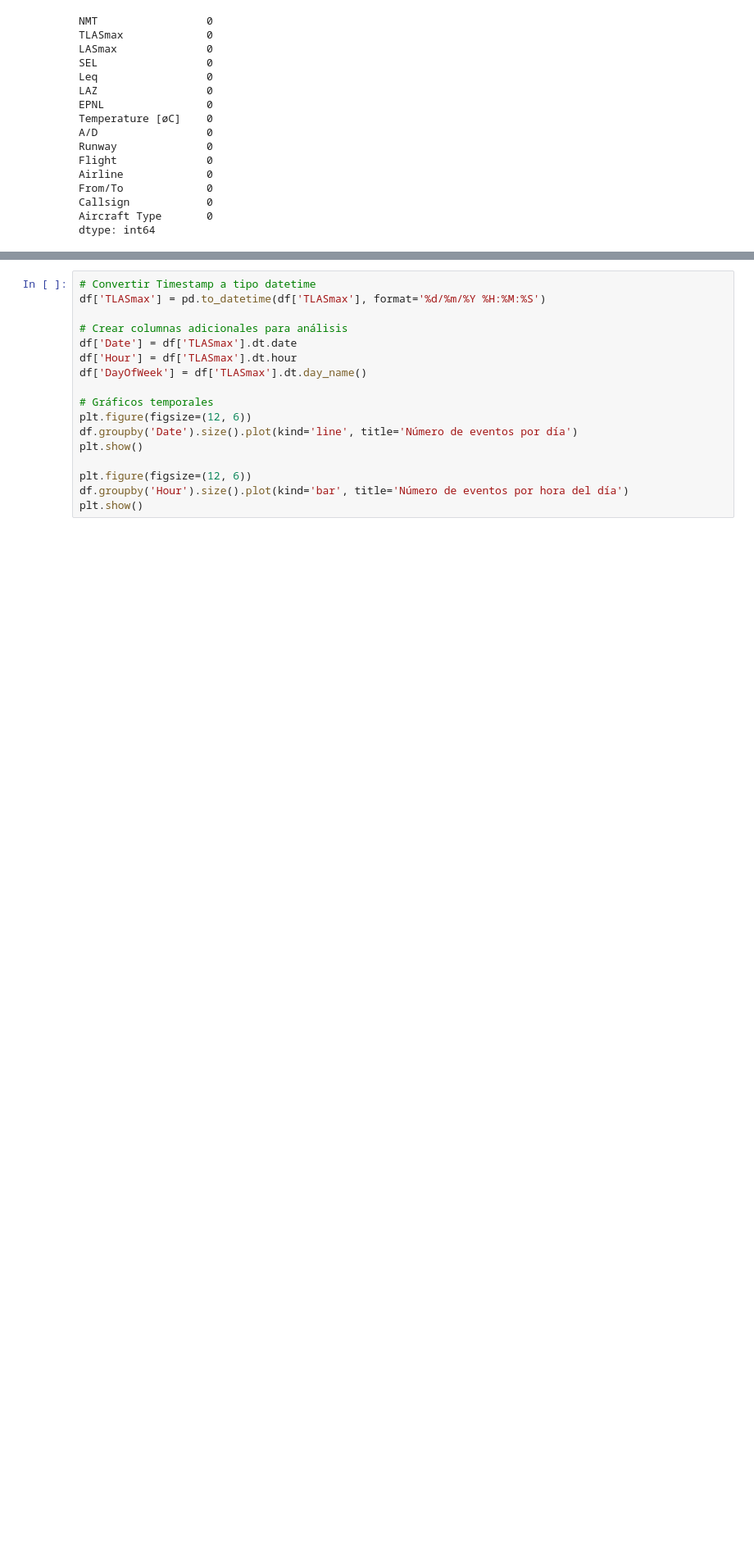
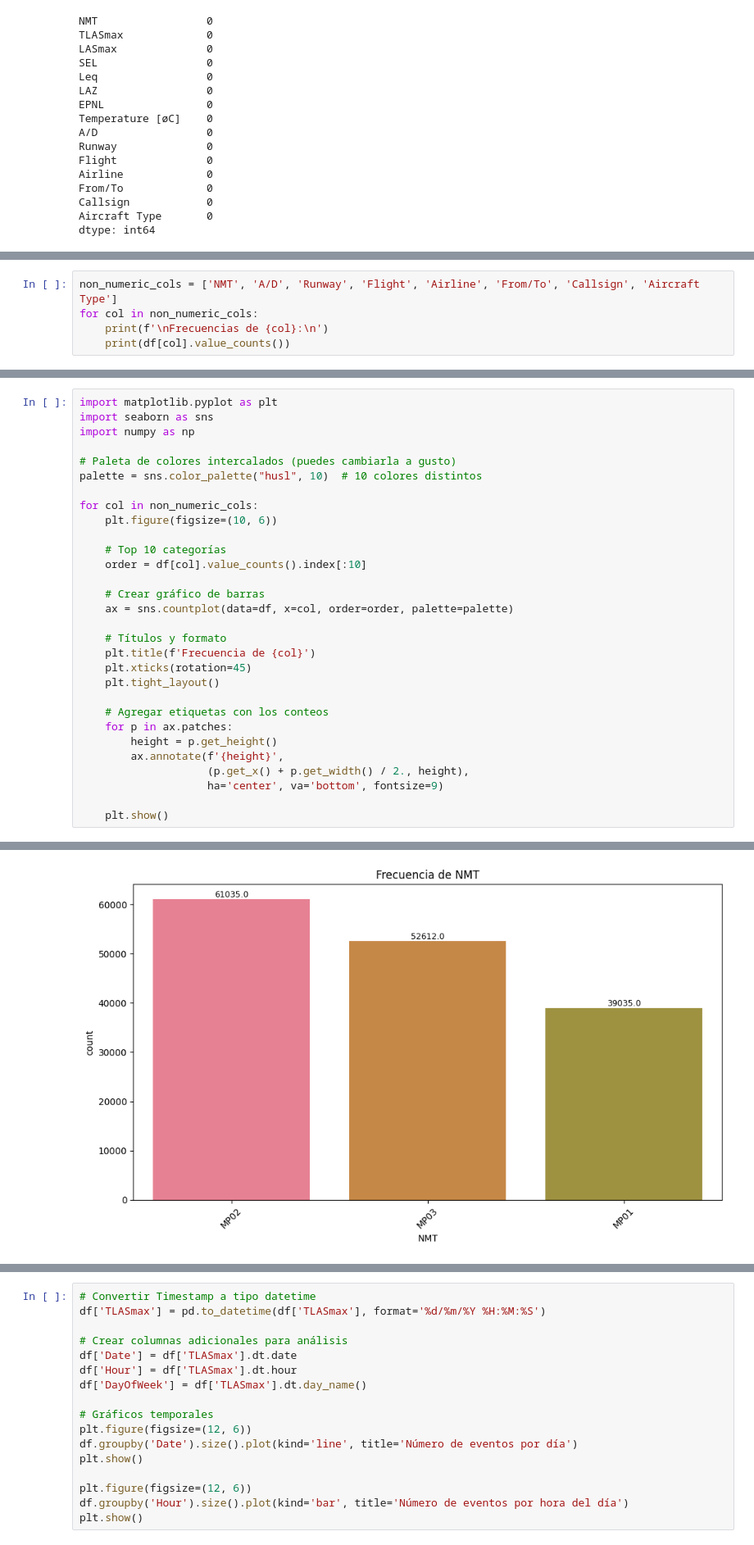
Before and after one commit to annunezc/proyecto, a Jupyter notebook: src/explore.ipynb, the cells around one changed output, grey strips where cells are left out. Shown at 82% size. Drawn from its saved outputs; the diff is of its cells as text; blank space fills up the shorter version.

```diff
--- a/src/explore.ipynb
+++ b/src/explore.ipynb
@@ -211,0 +219,5 @@ Passing `palette` without assigning `hue` is deprecated and will be removed in v
+# %%
+non_numeric_cols = ['NMT', 'A/D', 'Runway', 'Flight', 'Airline', 'From/To', 'Callsign', 'Aircraft Type']
+for col in non_numeric_cols:
+    print(f'\nFrecuencias de {col}:\n')
+    print(df[col].value_counts())
@@ -211,0 +242,31 @@ Passing `palette` without assigning `hue` is deprecated and will be removed in v
+# %%
+import matplotlib.pyplot as plt
+import seaborn as sns
+import numpy as np
+
+# Paleta de colores intercalados (puedes cambiarla a gusto)
+palette = sns.color_palette("husl", 10)  # 10 colores distintos
+
+for col in non_numeric_cols:
+    plt.figure(figsize=(10, 6))
+
+    # Top 10 categorías
+    order = df[col].value_counts().index[:10]
+
+    # Crear gráfico de barras
+    ax = sns.countplot(data=df, x=col, order=order, palette=palette)
+
+    # Títulos y formato
+    plt.title(f'Frecuencia de {col}')
+    plt.xticks(rotation=45)
+    plt.tight_layout()
+
+    # Agregar etiquetas con los conteos
+    for p in ax.patches:
+        height = p.get_height()
+        ax.annotate(f'{height}',
+                    (p.get_x() + p.get_width() / 2., height),
+                    ha='center', va='bottom', fontsize=9)
+
+    plt.show()
+# %% [output]
@@ -211,0 +276 @@ Passing `palette` without assigning `hue` is deprecated and will be removed in v
+[figure, added]
```
Also changed, not shown: parts of 14 cells of this notebook.
